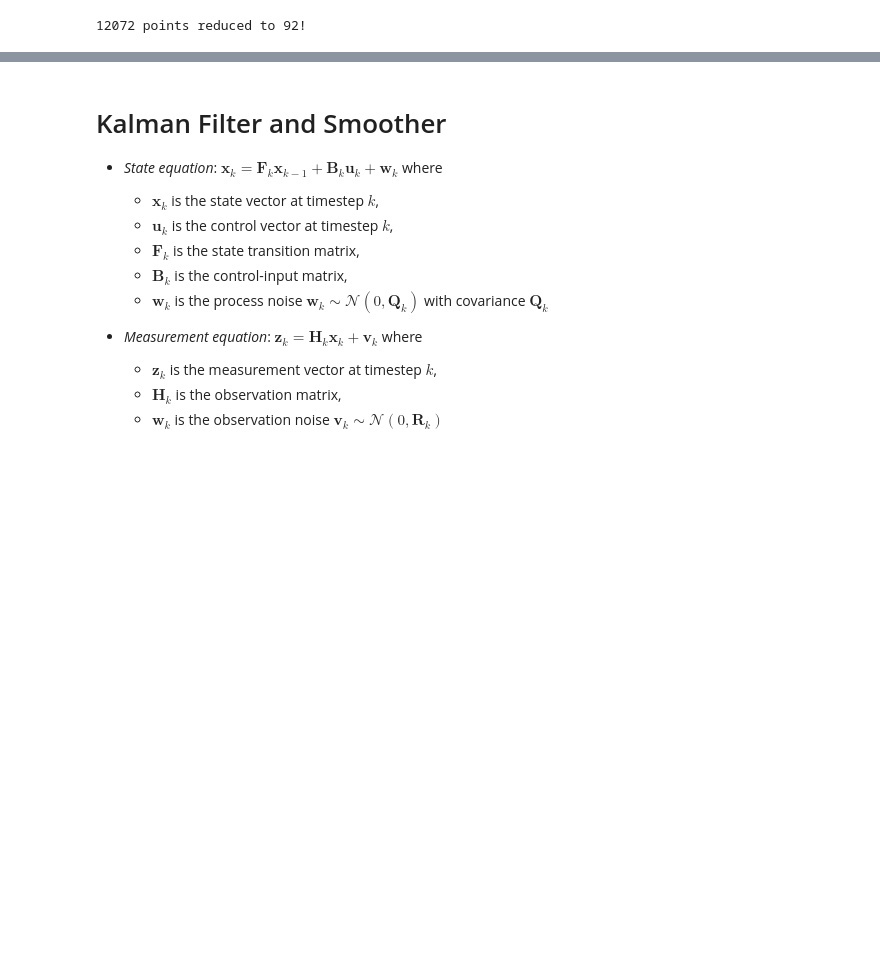
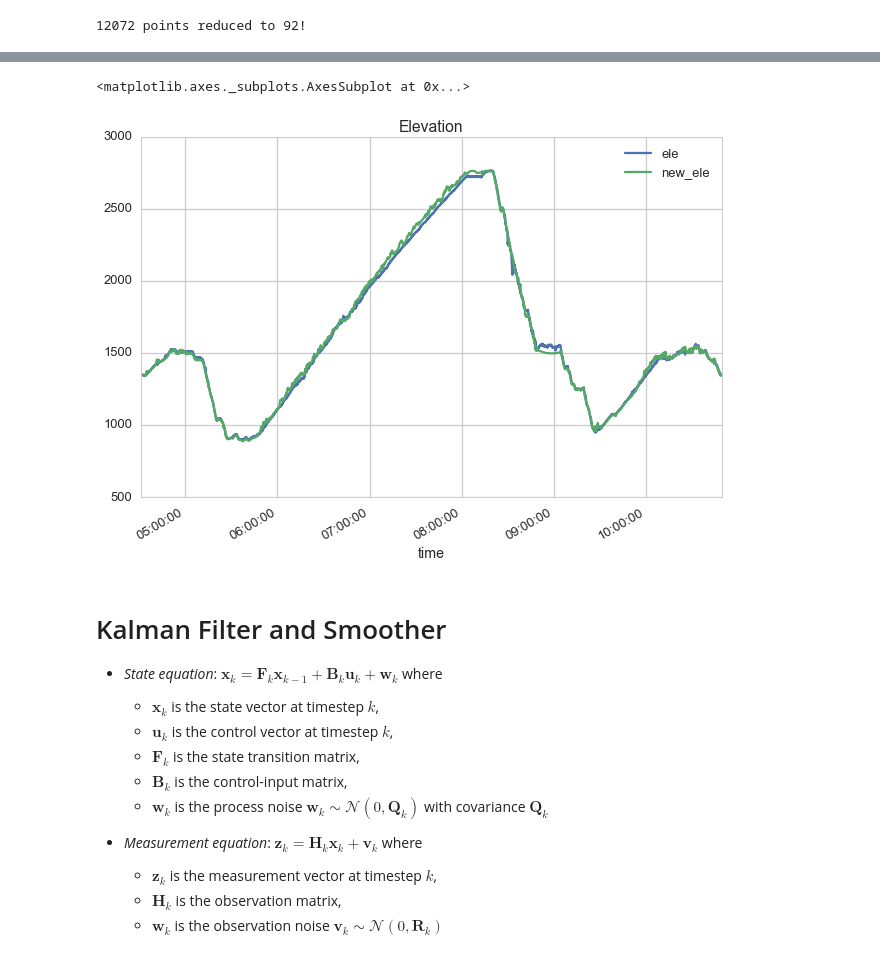
Before and after one commit to FlorianWilhelm/gps_data_with_python, a Jupyter notebook: notebook.ipynb, the cells around one changed output, grey strips where cells are left out. Saved outputs shown, nothing was run; the diff lists cells and outputs as text; code cells hidden in the pictures; blank space fills up the shorter version.

```diff
--- a/notebook.ipynb
+++ b/notebook.ipynb
@@ -240,0 +263,4 @@ print("{} points reduced to {}!".format(coords.shape[0], simple_coords.shape[0])
+# %%
+# Delete elevation data
+for p in gpx_file.tracks[0].segments[0].points:
+    p.elevation = None
@@ -241,3 +279,9 @@ print("{} points reduced to {}!".format(coords.shape[0], simple_coords.shape[0])
+# %%
+coords['new_ele'] = [p.elevation for p in gpx_file.tracks[0].segments[0].points]
+coords[['ele','new_ele']].plot(title='Elevation')
+# %% [output]
+<matplotlib.axes._subplots.AxesSubplot at 0x...>
+[figure, added]
 # %% [markdown]
 # Kalman Filter and Smoother
 
```
Also changed, not shown: parts of 7 cells of this notebook, 1 other file.
